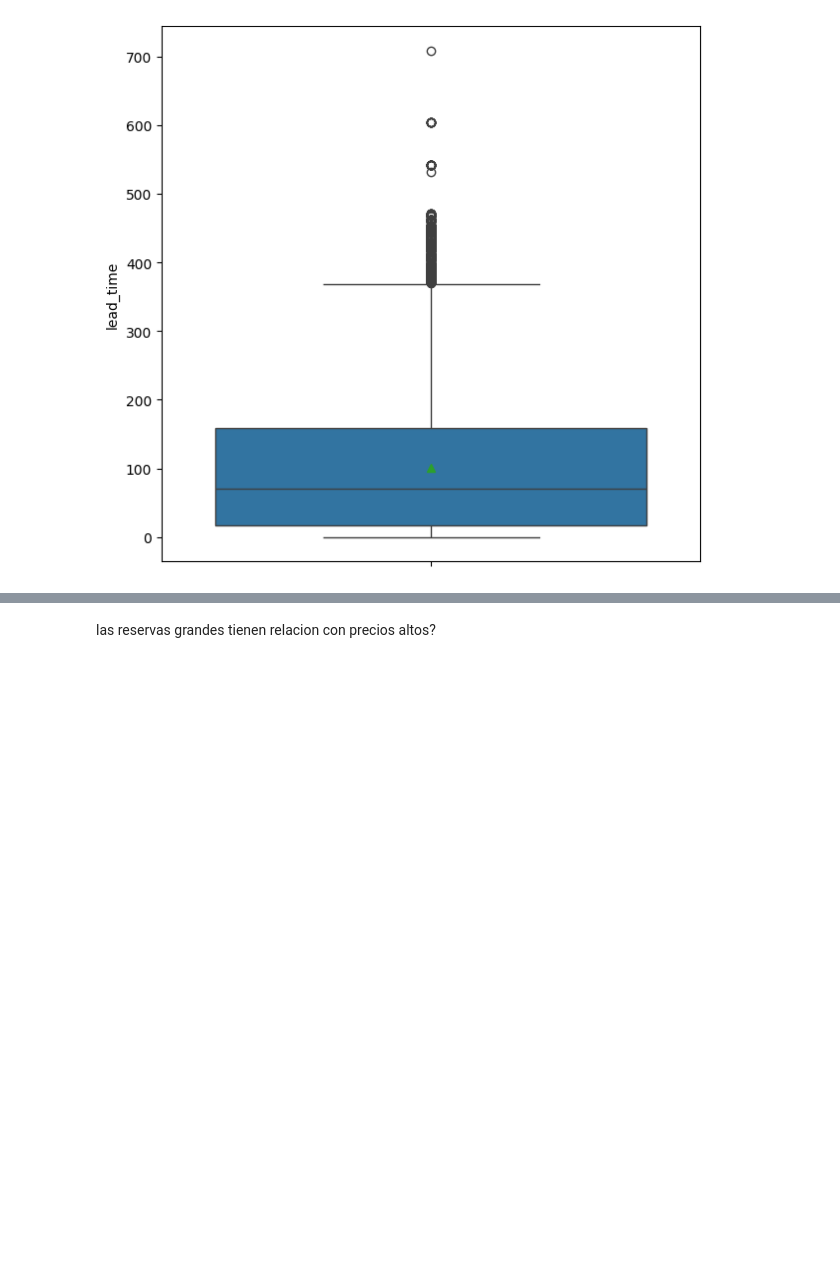
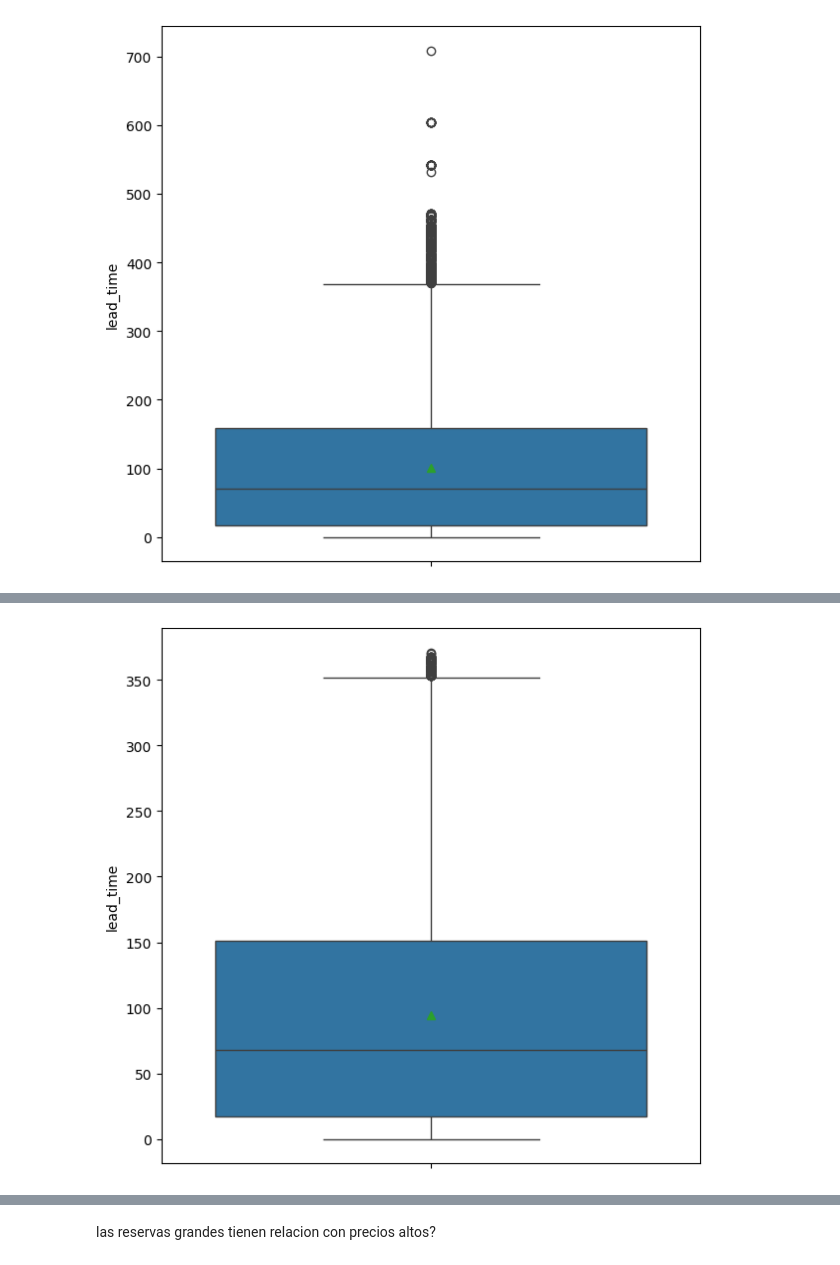
Before and after one commit to Traintain/MINE4101-Taller1, a Jupyter notebook: taller_1.ipynb, the cells around one changed output, grey strips where cells are left out. Cells and saved outputs as stored; diff of their text form; code cells hidden in the pictures; blank space fills up the shorter version.

```diff
--- a/taller_1.ipynb
+++ b/taller_1.ipynb
@@ -219,0 +356,11 @@ plt.show()
+# %%
+# Plotting Wage by club
+plt.figure(figsize=(7, 7))
+sns.boxplot(
+    data=df.loc[df['lead_time']<= (155+1.5*(155-11))],
+    y='lead_time',
+    showmeans=True
+)
+plt.show()
+# %% [output]
+[figure, added]
```
Also changed, not shown: parts of 47 cells of this notebook.
